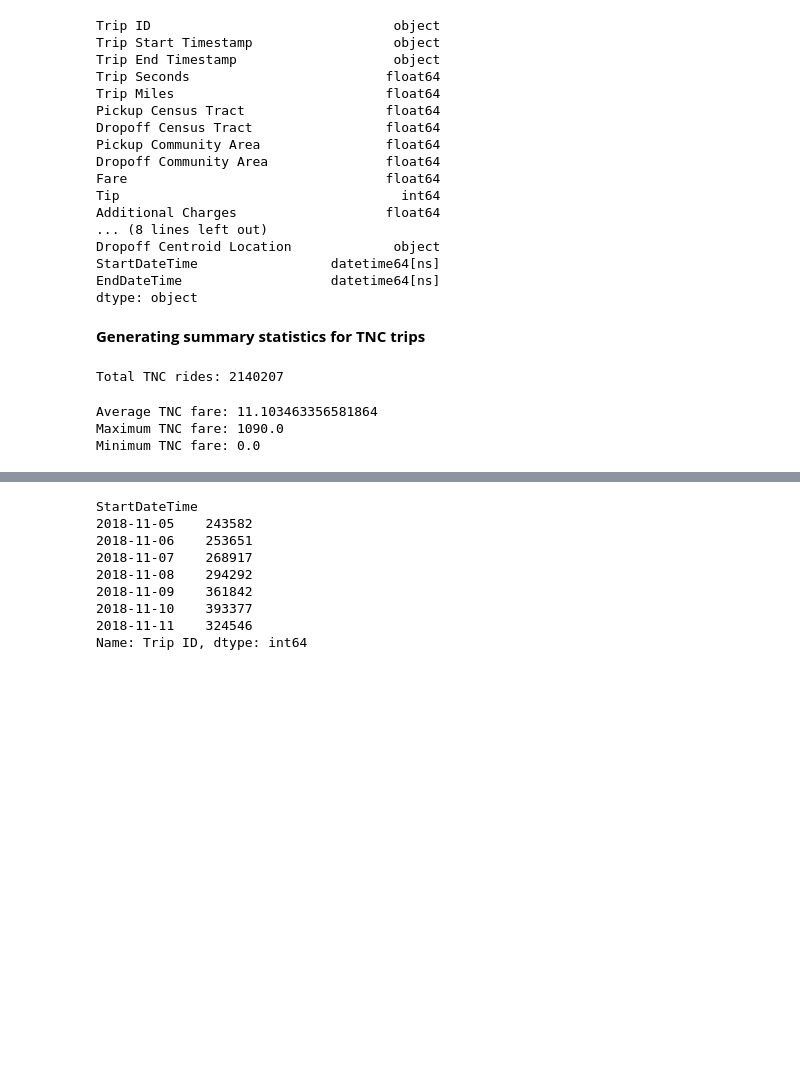
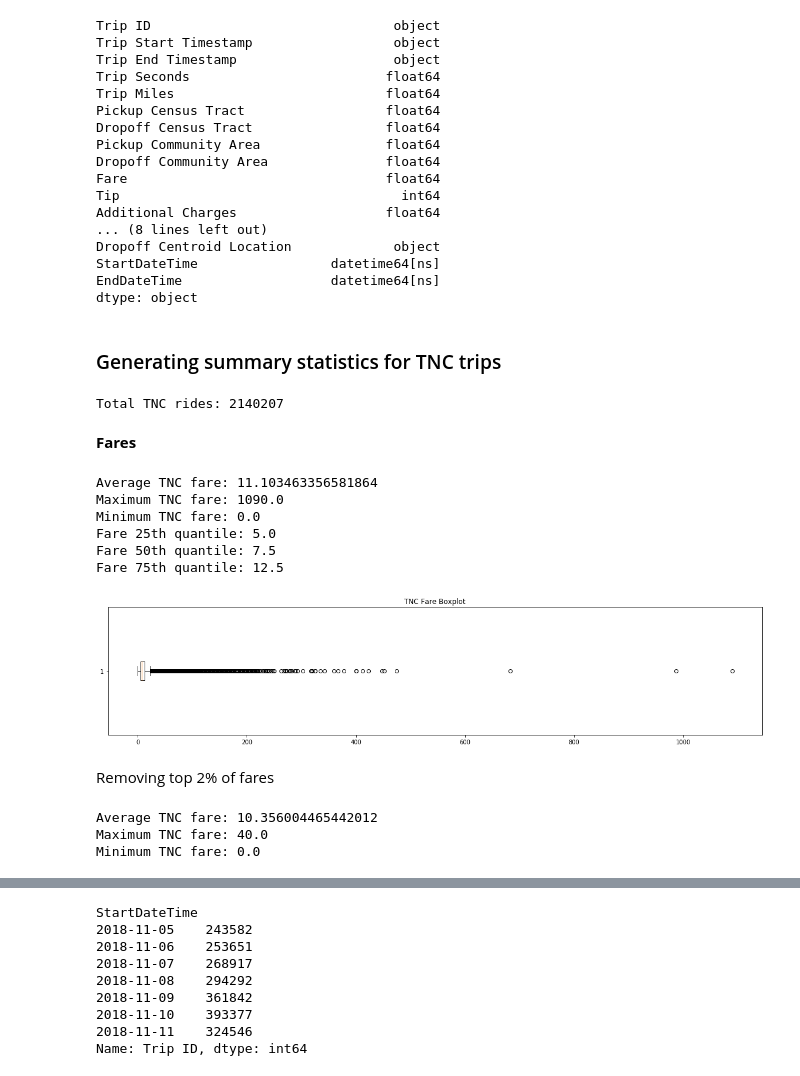
Before and after one commit to juanfrans/chicago_tnc_vs_taxis, a Jupyter notebook: 02_GeneratingSummaryTablesGraphs/src/01_GeneratingSummaryTablesGraphs.ipynb, the cells around one changed output, grey strips where cells are left out. Saved outputs shown, nothing was run; the diff lists cells and outputs as text; code cells hidden in the pictures; blank space fills up the shorter version.

Commit message:
Updated generating summary tables

```diff
--- a/02_GeneratingSummaryTablesGraphs/src/01_GeneratingSummaryTablesGraphs.ipynb
+++ b/02_GeneratingSummaryTablesGraphs/src/01_GeneratingSummaryTablesGraphs.ipynb
@@ -113,20 +113,49 @@ StartDateTime                 datetime64[ns]
 EndDateTime                   datetime64[ns]
 dtype: object
 # %% [markdown]
- **Generating summary statistics for TNC trips**
+### Generating summary statistics for TNC trips
 # %%
 totalTNCRides = len(tncData)
 print('Total TNC rides:', totalTNCRides)
 # %% [output]
 Total TNC rides: 2140207
+# %% [markdown]
+**Fares**
+# %%
+tncAvgFare = tncData['Fare'].mean()
+tncMaxFare = tncData['Fare'].max()
+tncMinFare = tncData['Fare'].min()
+print('Average TNC fare:', tncAvgFare)
+print('Maximum TNC fare:', tncMaxFare)
+print('Minimum TNC fare:', tncMinFare)
+print('Fare 25th quantile:', tncData['Fare'].quantile(.25))
+print('Fare 50th quantile:', tncData['Fare'].quantile(.5))
+print('Fare 75th quantile:', tncData['Fare'].quantile(.75))
+# %% [output]
+Average TNC fare: 11.103463356581864
+Maximum TNC fare: 1090.0
+Minimum TNC fare: 0.0
+Fare 25th quantile: 5.0
+Fare 50th quantile: 7.5
+Fare 75th quantile: 12.5
+# %%
+plt.rcParams["figure.figsize"] = [20,4]
+fig1, ax1 = plt.subplots()
+ax1.boxplot(tncData['Fare'], vert=False)
+ax1.title.set_text('TNC Fare Boxplot')
+# %% [output]
+[figure, added]
+# %% [markdown]
+Removing top 2% of fares
 # %%
-tncAvgFare = tncData['Fare'].mean()
-tncMaxFare = tncData['Fare'].max()
-tncMinFare = tncData['Fare'].min()
+tncFare98 = tncData[tncData['Fare'] <= tncData['Fare'].quantile(.98)]
+tncAvgFare = tncFare98['Fare'].mean()
+tncMaxFare = tncFare98['Fare'].max()
+tncMinFare = tncFare98['Fare'].min()
 print('Average TNC fare:', tncAvgFare)
 print('Maximum TNC fare:', tncMaxFare)
 print('Minimum TNC fare:', tncMinFare)
 # %% [output]
-Average TNC fare: 11.103463356581864
-Maximum TNC fare: 1090.0
+Average TNC fare: 10.356004465442012
+Maximum TNC fare: 40.0
 Minimum TNC fare: 0.0
```
Also changed, not shown: parts of 105 cells of this notebook, 1 other file.
